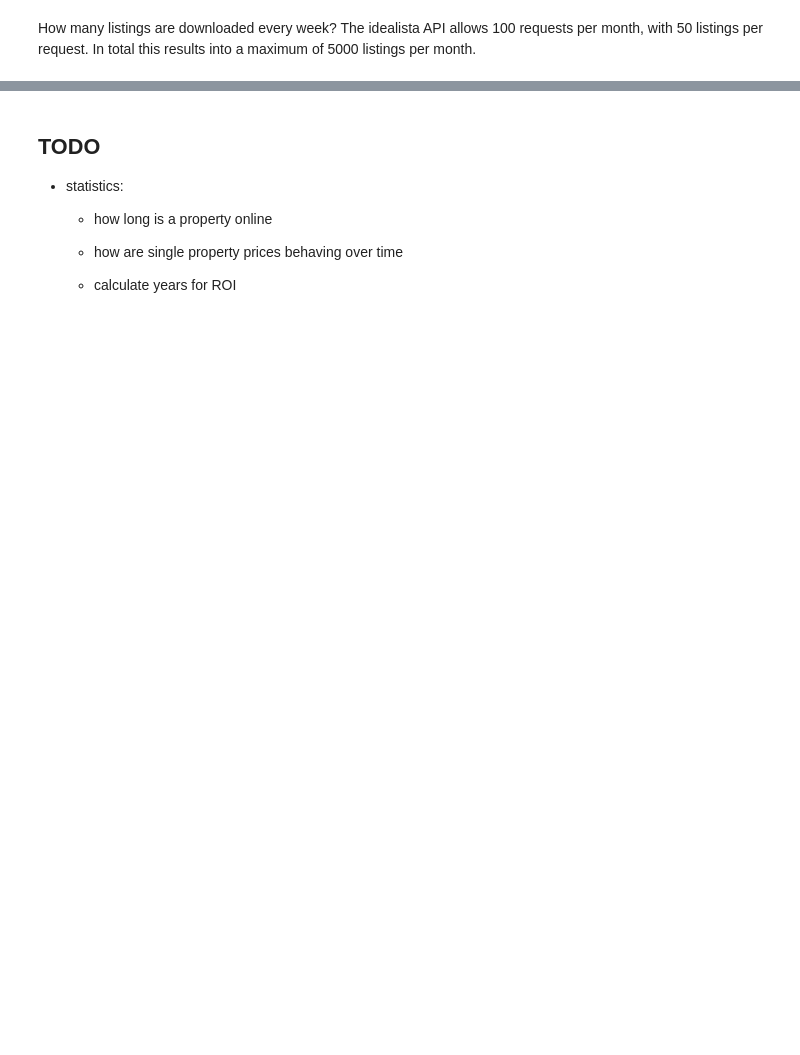
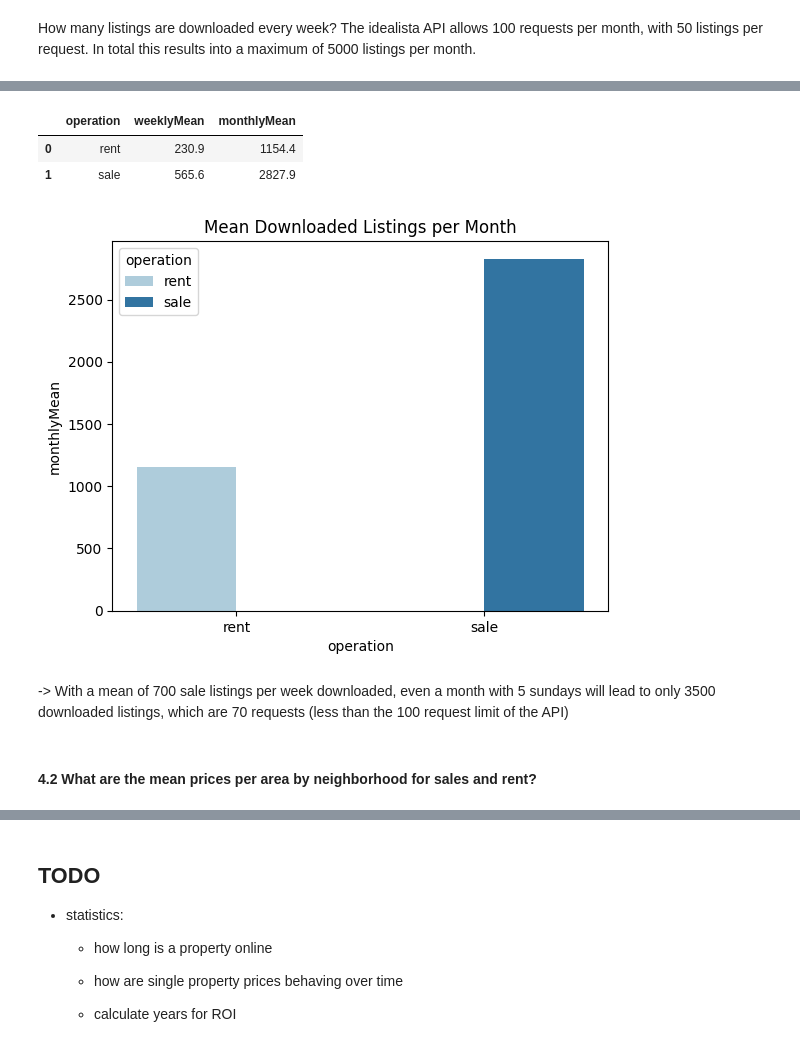
Before and after one commit to LeopoldWalther/valencia-real-estate-price-analysis, a Jupyter notebook: valenciaRealEstatePriceAnalysis.ipynb, the cells around one changed output, grey strips where cells are left out. Saved outputs shown, nothing was run; the diff lists cells and outputs as text; code cells hidden in the pictures; blank space fills up the shorter version.

```diff
--- a/valenciaRealEstatePriceAnalysis.ipynb
+++ b/valenciaRealEstatePriceAnalysis.ipynb
@@ -498,0 +504,30 @@ plt.show()
+# %%
+# mean count of downloaded sale and rent listings
+df_download_mean = \
+    df_download_date \
+        .groupby(by=['operation']) \
+        .agg({'propertyCodecount': ['mean']}, as_index=False) \
+        .reset_index()
+
+df_download_mean.columns = list(map(''.join, df_download_mean.columns.values))
+
+df_download_mean = df_download_mean.rename(columns={"propertyCodecountmean": "weeklyMean"})
+
+df_download_mean['monthlyMean'] = df_download_mean['weeklyMean'] * 5
+
+df_download_mean \
+    .round(1) \
+    .head(n=5)
+# %% [output]
+|  | operation | weeklyMean | monthlyMean |
+| 0 | rent | 230.9 | 1154.4 |
+| 1 | sale | 565.6 | 2827.9 |
+# %%
+# plot max values for monthly downloaded listings
+sns.barplot(df_download_mean, x="operation", y="monthlyMean", hue="operation", palette = "Paired").set_title('Mean Downloaded Listings per Month');
+# %% [output]
+[figure, added]
+# %% [markdown]
+-> With a mean of 700 sale listings per week downloaded, even a month with 5 sundays will lead to only 3500 downloaded listings, which are 70 requests (less than the 100 request limit of the API)
+# %% [markdown]
+#### 4.2 What are the mean prices per area by neighborhood for sales and rent?
```
Also changed, not shown: parts of 92 cells of this notebook.
